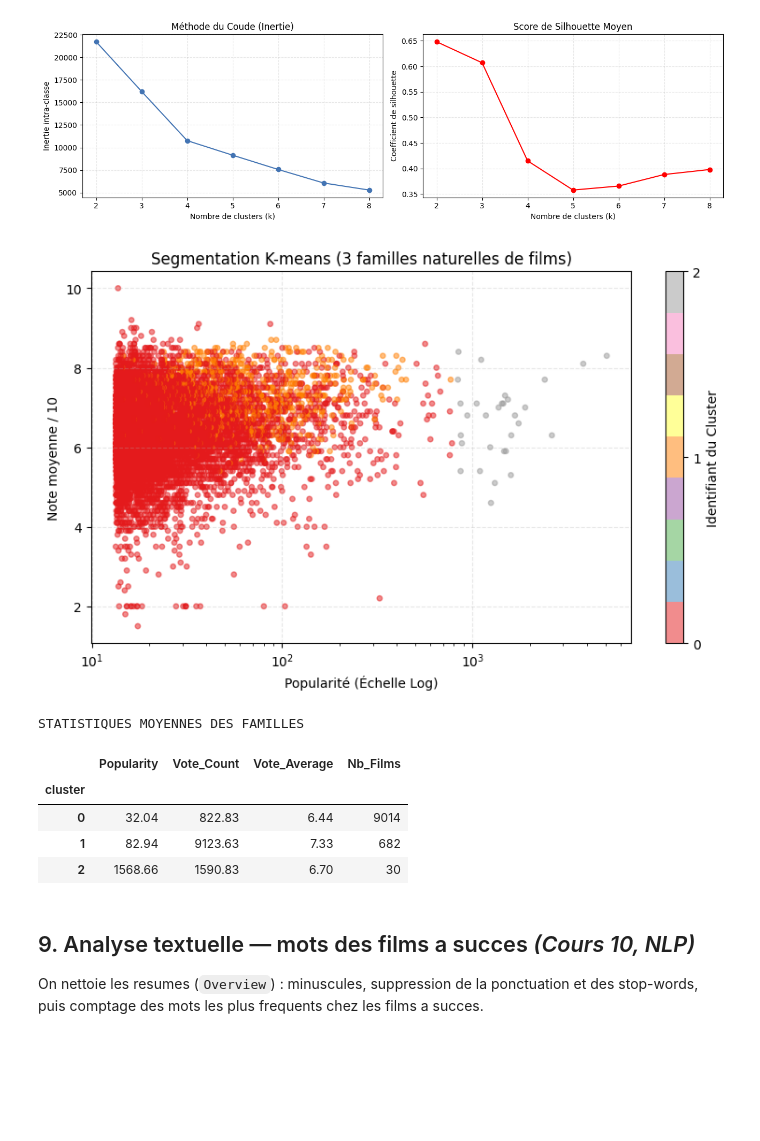
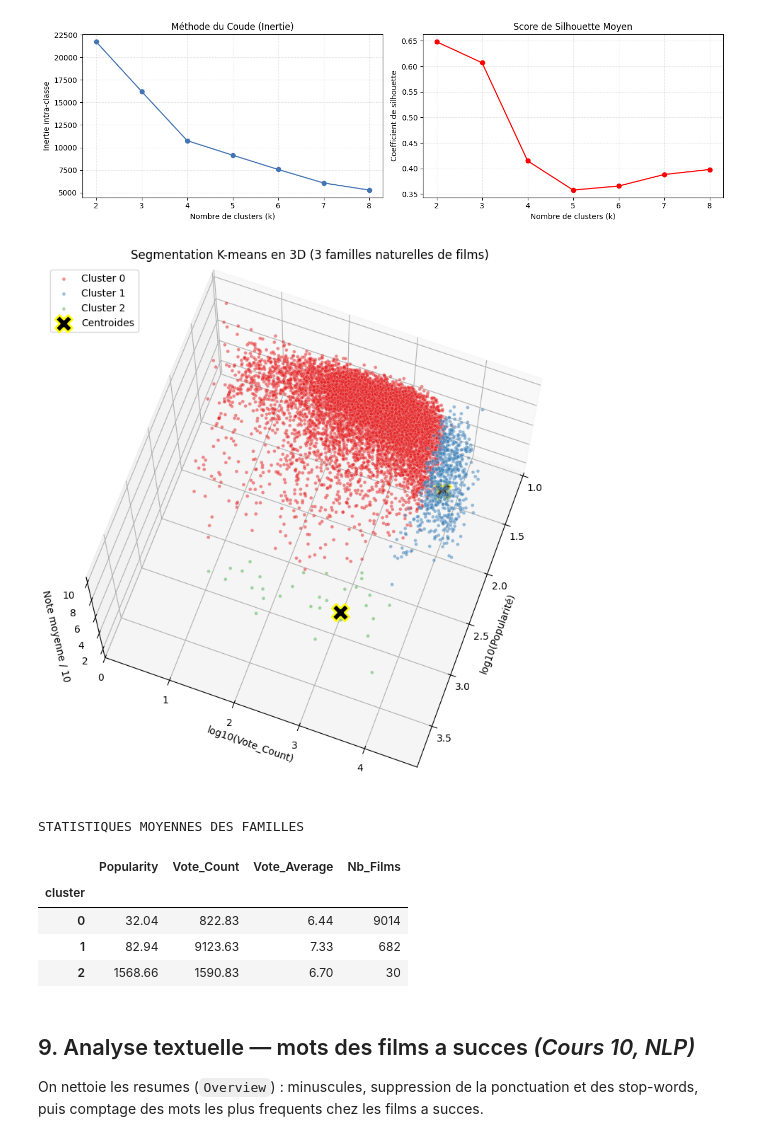
Before and after one commit to Dylan801/8PRO408, a Jupyter notebook: notebook.ipynb, the cells around one changed output. Cells and saved outputs as stored; diff of their text form; code cells hidden in the pictures; blank space fills up the shorter version.

```diff
--- a/notebook.ipynb
+++ b/notebook.ipynb
@@ -733,36 +764,50 @@ plt.show()
 # %%
 K_CHOISI = 3  # Nombre de clusters optimal validé par la silhouette
 km = KMeans(n_clusters=K_CHOISI, random_state=RANDOM_STATE, n_init=10)
 base["cluster"] = km.fit_predict(Xk)
 
-# Tracé du graphique avec correction d'échelle
-fig, ax = plt.subplots(figsize=(8, 5))
-sc = ax.scatter(base["Popularity"], base["Vote_Average"],
-                c=base["cluster"], cmap="Set1", alpha=0.5, s=15)
+# on garde le scaler pour ramener les centroides en coordonnees originales
+scaler_k = StandardScaler().fit(base[["Popularity", "Vote_Count", "Vote_Average"]])
+centroids = scaler_k.inverse_transform(km.cluster_centers_)
 
-# Échelle log pour étaler la popularité de manière lisible
-ax.set_xscale("log")
+# Tracé 3D : les 3 features qui ont servi a clusteriser sont sur les 3 axes
+fig = plt.figure(figsize=(11, 8))
+ax = fig.add_subplot(111, projection="3d")
 
-ax.set_xlabel("Popularité (Échelle Log)")
-ax.set_ylabel("Note moyenne / 10")
-ax.set_title(f"Segmentation K-means ({K_CHOISI} familles naturelles de films)")
-ax.grid(True, linestyle="--", alpha=0.3)
+cmap = plt.cm.Set1
+for c in sorted(base["cluster"].unique()):
+    sub = base[base["cluster"] == c]
+    ax.scatter(np.log10(sub["Popularity"] + 1),
+               np.log10(sub["Vote_Count"] + 1),
+               sub["Vote_Average"],
+               c=[cmap(c)], s=12, alpha=0.5, label=f"Cluster {c}",
+               edgecolors="white", linewidth=0.2)
 
-# Configuration de la barre de couleur pour n'afficher que des entiers (0, 1, 2)
-cbar = plt.colorbar(sc, ticks=range(K_CHOISI))
-cbar.set_label("Identifiant du Cluster")
+# centroides en gros marqueurs noirs pour qu'on les voie a l'oral
+ax.scatter(np.log10(centroids[:, 0] + 1),
+           np.log10(centroids[:, 1] + 1),
+           centroids[:, 2],
+           c="black", marker="X", s=300, edgecolors="yellow", linewidth=2,
+           label="Centroides")
+
+ax.set_xlabel("log10(Popularité)")
+ax.set_ylabel("log10(Vote_Count)")
+ax.set_zlabel("Note moyenne / 10")
+ax.set_title(f"Segmentation K-means en 3D ({K_CHOISI} familles naturelles de films)")
+ax.legend(loc="upper left", fontsize=10)
+ax.view_init(elev=55, azim=20)  # angle qui ecarte bien les 3 clusters
 
 plt.tight_layout()
 plt.show()
 
 # AFFICHAGE DU PROFIL DES CLUSTERS AVEC EFFECTIFS
 profils = base.groupby("cluster")[["Popularity", "Vote_Count", "Vote_Average"]].mean()
-profils["Nb_Films"] = base.groupby("cluster").size() # On ajoute la taille du groupe
+profils["Nb_Films"] = base.groupby("cluster").size()
 
 print("STATISTIQUES MOYENNES DES FAMILLES")
 display(profils.round(2))
 # %% [output]
-[figure, old version]
+[figure, new version]
 STATISTIQUES MOYENNES DES FAMILLES
 |  | Popularity | Vote_Count | Vote_Average | Nb_Films |
 | cluster |  |  |  |  |
```
Also changed, not shown: parts of 4 cells of this notebook.
